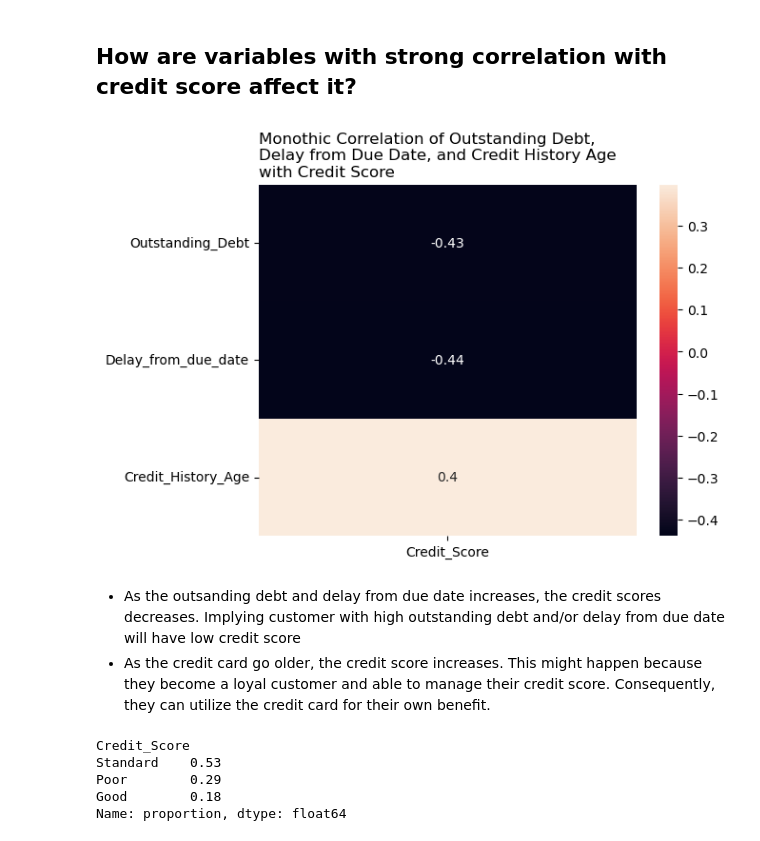
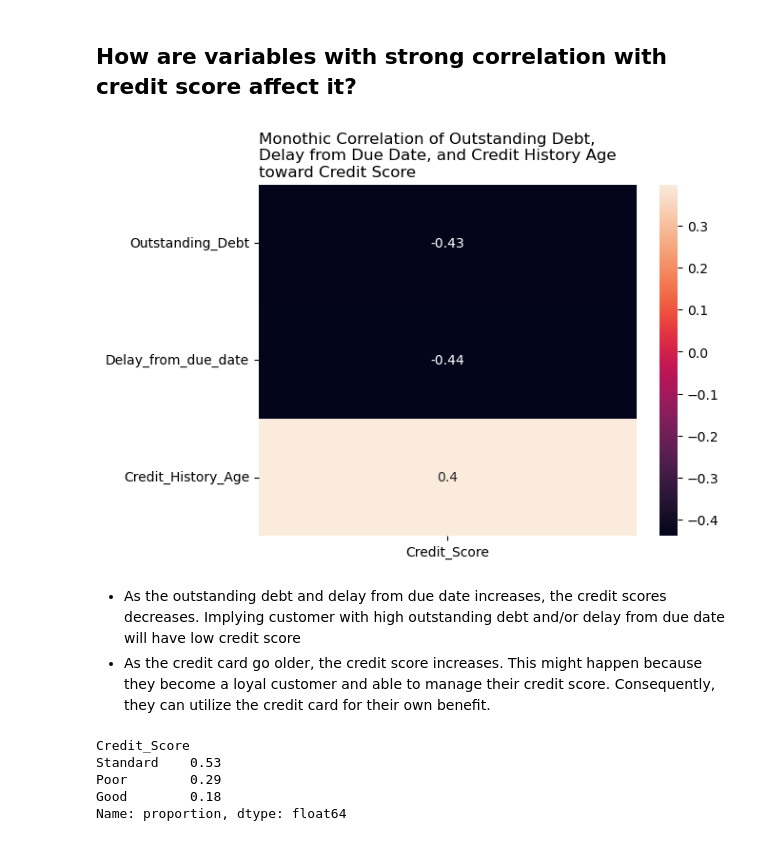
Before and after one commit to Gustana/Bank-Credit-Score-Classification, a Jupyter notebook: eda.ipynb, the cells around one changed output. Cells and saved outputs as stored; diff of their text form; code cells hidden in the pictures.

```diff
--- a/eda.ipynb
+++ b/eda.ipynb
@@ -147,18 +147,18 @@ plt.show()
 # %%
 sns.heatmap(
     pd.concat([
         df_clean["Credit_Score"].apply(lambda cs: 0 if(cs=="Poor") else 1 if(cs=="Standard") else 2).to_frame(),
         df_clean[["Outstanding_Debt", "Delay_from_due_date", "Credit_History_Age"]]
     ], axis=1).corr(method="spearman")[["Credit_Score"]].drop(index=["Credit_Score"]),
     annot=True
 )
 
-plt.title("Monothic Correlation of Outstanding Debt,\nDelay from Due Date, and Credit History Age\nwith Credit Score", loc="left")
+plt.title("Monothic Correlation of Outstanding Debt,\nDelay from Due Date, and Credit History Age\ntoward Credit Score", loc="left")
 plt.show()
 # %% [output]
-[figure, old version]
+[figure, new version]
 # %% [markdown]
-- As the outsanding debt and delay from due date increases, the credit scores decreases. Implying customer with high outstanding debt and/or delay from due date will have low credit score
+- As the outstanding debt and delay from due date increases, the credit scores decreases. Implying customer with high outstanding debt and/or delay from due date will have low credit score
 - As the credit card go older, the credit score increases. This might happen because they become a loyal customer and able to manage their credit score. Consequently, they can utilize the credit card for their own benefit.
 # %%
 credit_score_prop = df_clean["Credit_Score"].value_counts(normalize=True).round(2)
```
Also changed, not shown: parts of 4 cells of this notebook.
